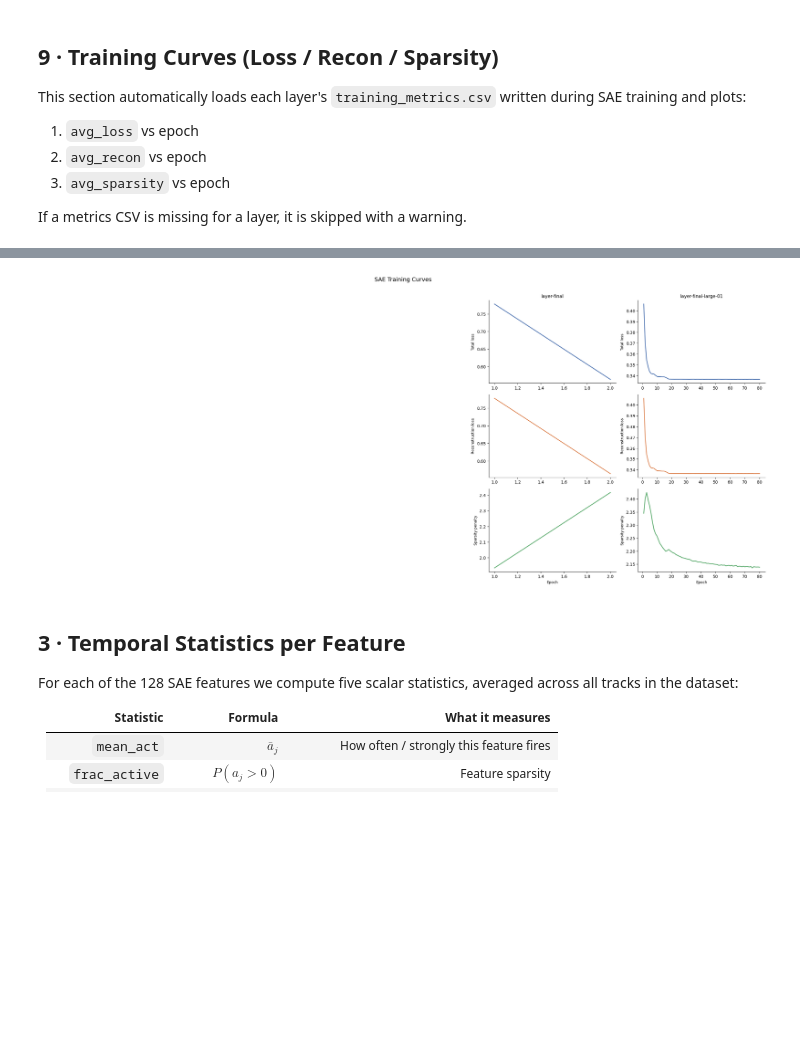
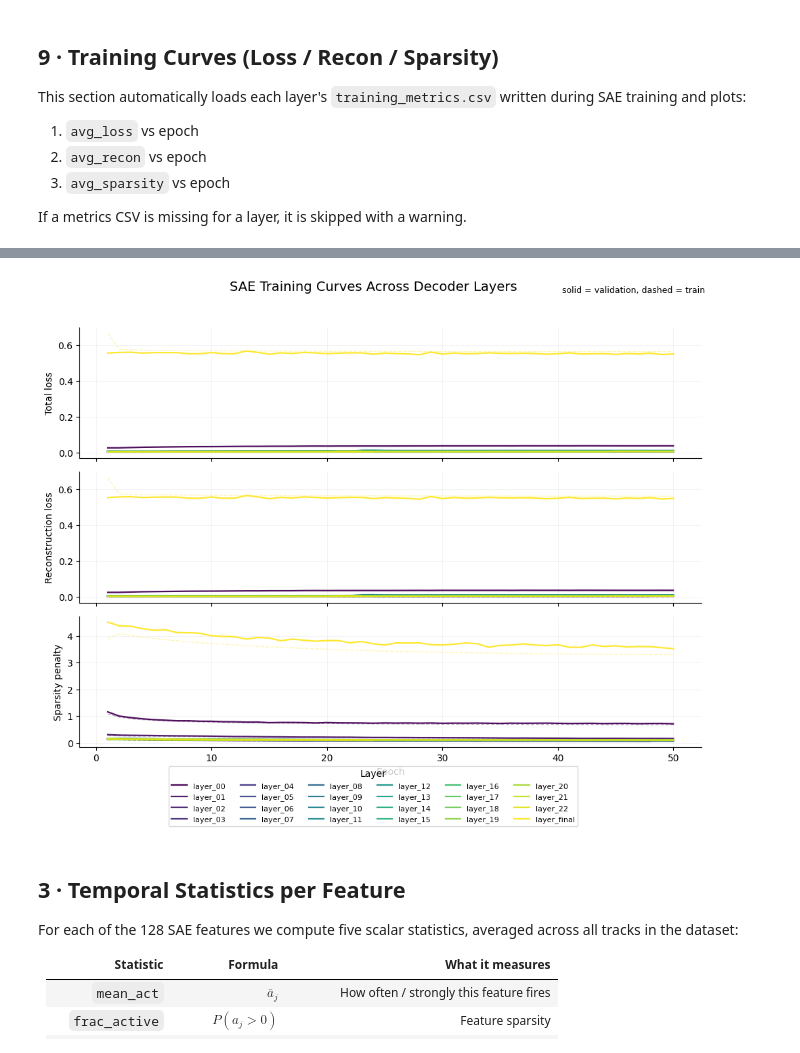
Before and after one commit to ItsAFraser/Interpretability-of-Temporal-Music-Activations-in-AudioGen, a Jupyter notebook: Analysis/temporal_feature_analysis.ipynb, the cells around one changed output, grey strips where cells are left out. Drawn from its saved outputs; the diff is of its cells as text; code cells hidden in the pictures; blank space fills up the shorter version.

```diff
--- a/Analysis/temporal_feature_analysis.ipynb
+++ b/Analysis/temporal_feature_analysis.ipynb
@@ -270,7 +283,6 @@ def load_training_metrics(layer_name: str) -> pd.DataFrame | None:
     return df
 
 
-# ── Load all available metrics ────────────────────────────────────────────────
 metrics_per_layer: Dict[str, pd.DataFrame] = {}
 for layer in LAYER_NAMES:
     df = load_training_metrics(layer)
@@ -279,46 +291,57 @@ for layer in LAYER_NAMES:
         print(f"  [ok] {layer}: {len(df)} epochs")
 
 if not metrics_per_layer:
-    print("No training_metrics.csv files found — skipping training curve plots.")
+    print("No training_metrics.csv files found - skipping training curve plots.")
 else:
-    # ── Plot: Loss / Recon / Sparsity curves per layer ─────────────────────────
     metrics_cols = [
-        ("avg_loss",      "Total loss",          "#4C72B0"),
-        ("avg_recon",     "Reconstruction loss", "#DD8452"),
-        ("avg_sparsity",  "Sparsity penalty",    "#55A868"),
+        ("loss", "Total loss"),
+        ("recon", "Reconstruction loss"),
+        ("sparsity", "Sparsity penalty"),
     ]
+    layer_order = [layer for layer in LAYER_NAMES if layer in metrics_per_layer]
+    colors = plt.cm.viridis(np.linspace(0, 1, len(layer_order)))
 
-    n_layers = len(LAYER_NAMES)
-    fig, axes = plt.subplots(
-        len(metrics_cols), n_layers,
-        figsize=(5 * n_layers, 3.5 * len(metrics_cols)),
-        squeeze=False,
-    )
-    fig.suptitle("SAE Training Curves", fontsize=14, y=1.01)
+    fig, axes = plt.subplots(len(metrics_cols), 1, figsize=(10, 8), sharex=True)
+    fig.suptitle("SAE Training Curves Across Decoder Layers", fontsize=14, y=0.995)
 
-    for col_idx, layer_name in enumerate(LAYER_NAMES):
-        if layer_name not in metrics_per_layer:
-            for row_idx in range(len(metrics_cols)):
-                axes[row_idx, col_idx].axis("off")
-            continue
+    for axis, (metric_suffix, label) in zip(axes, metrics_cols):
+        train_col = f"train_{metric_suffix}"
+        val_col = f"val_{metric_suffix}"
 
-        df = metrics_per_layer[layer_name]
-        for row_idx, (col, label, color) in enumerate(metrics_cols):
-            ax = axes[row_idx, col_idx]
-            if col not in df.columns:
-                ax.text(0.5, 0.5, f"'{col}' not in CSV", ha="center", va="center", transform=ax.transAxes)
-                ax.axis("off")
-                continue
-            ax.plot(df["epoch"], df[col], color=color, linewidth=1.8)
-            ax.set_title(f"{layer_name}" if row_idx == 0 else "", fontsize=11, pad=6)
-            ax.set_ylabel(label, fontsize=9)
-            if row_idx == len(metrics_cols) - 1:
-                ax.set_xlabel("Epoch", fontsize=9)
-            for spine in ["top", "right"]:
-                ax.spines[spine].set_visible(False)
+        for color, layer_name in zip(colors, layer_order):
+            df = metrics_per_layer[layer_name]
+            if train_col in df.columns:
+                axis.plot(
+                    df["epoch"],
+                    df[train_col],
+                    color=color,
+                    linewidth=1.0,
+                    alpha=0.35,
+                    linestyle="--",
+                )
+            if val_col in df.columns:
+                axis.plot(
+                    df["epoch"],
+                    df[val_col],
+                    color=color,
+                    linewidth=1.6,
+                    alpha=0.95,
+                    label=layer_name,
+                )
 
-    plt.tight_layout()
-    out_path = REPO_ROOT / "Output" / "analysis_training_curves.png"
+        axis.set_ylabel(label, fontsize=10)
+        axis.grid(alpha=0.2, linewidth=0.5)
+        for spine in ["top", "right"]:
+            axis.spines[spine].set_visible(False)
+
+    axes[-1].set_xlabel("Epoch", fontsize=10)
+    fig.text(0.99, 0.985, "solid = validation, dashed = train", ha="right", va="top", fontsize=9)
+
+    handles, labels = axes[0].get_legend_handles_labels()
+    fig.legend(handles, labels, loc="lower center", bbox_to_anchor=(0.5, -0.02), ncol=6, fontsize=8, title="Layer")
+
+    plt.tight_layout(rect=(0, 0.06, 1, 0.97))
+    out_path = OUTPUT_DIR / "analysis_training_curves.png"
     plt.savefig(out_path, dpi=150, bbox_inches="tight")
     print(f"\nSaved: {out_path}")
     plt.show()
@@ -333,4 +366,4 @@ Saved: /Users/alexanderfraser/Documents/University-of-Utah/CS6966_Interpretabili
-[figure, old version]
+[figure, new version]
 # %% [markdown]
 ## 3 · Temporal Statistics per Feature
 
```
Also changed, not shown: parts of 10 cells of this notebook, 2 other files.
